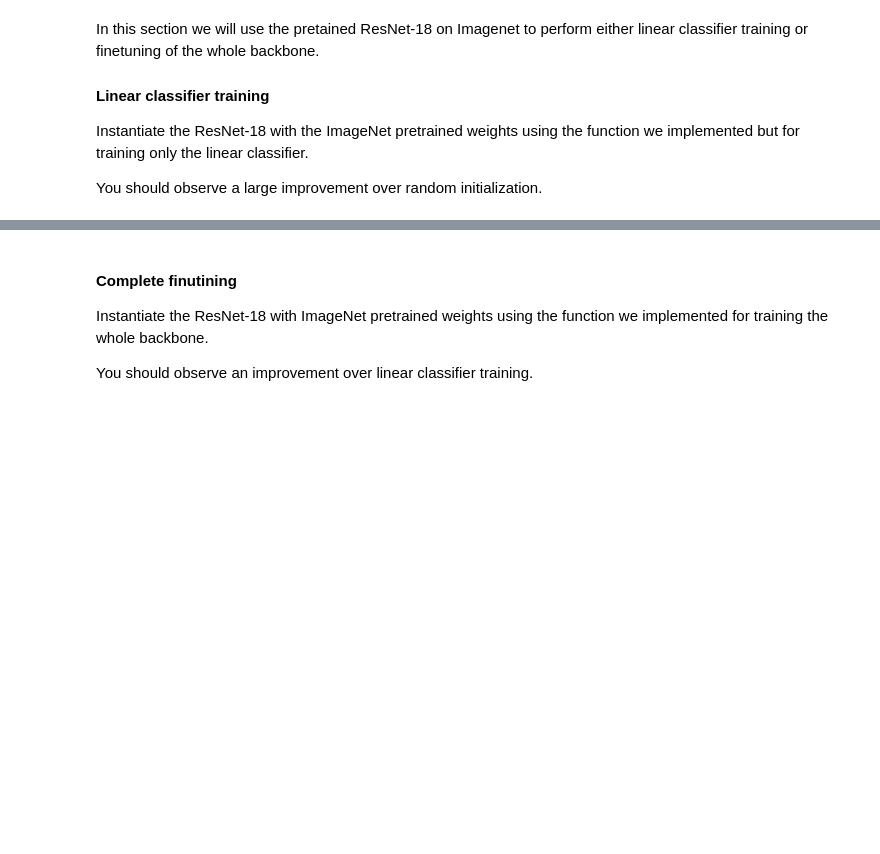
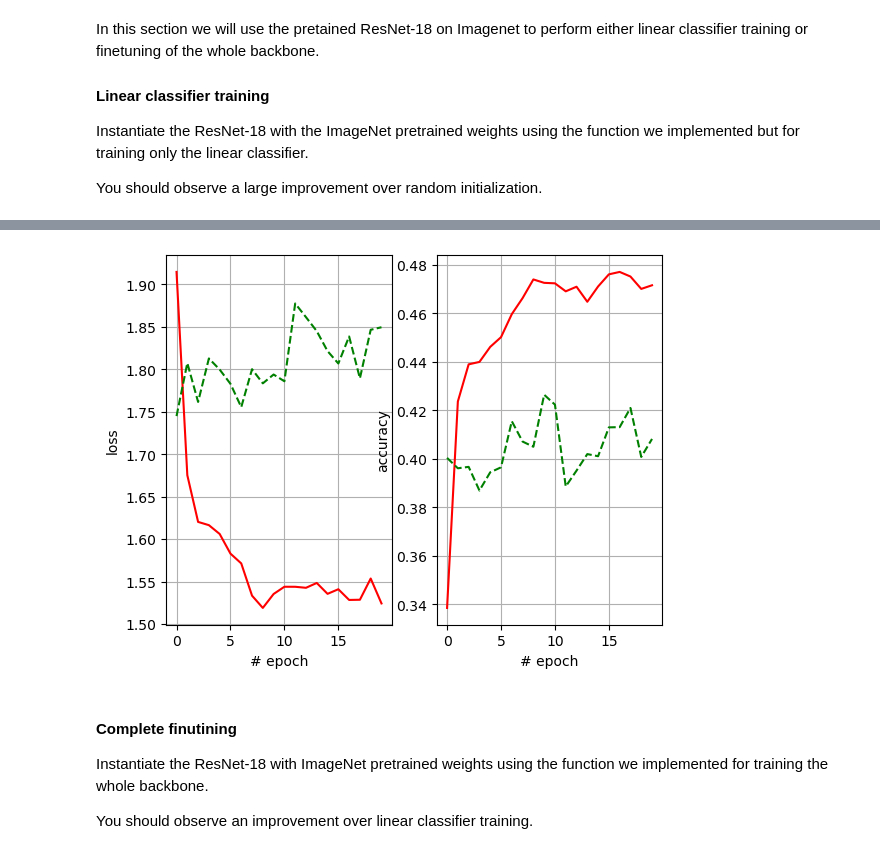
Before and after one commit to Lorenc1o/BDMA_Notes, a Jupyter notebook: Paris-Saclay/Machine-Learning/Labs/L3/DL_practical_2.ipynb, the cells around one changed output, grey strips where cells are left out. Cells and saved outputs as stored; diff of their text form; code cells hidden in the pictures; blank space fills up the shorter version.

```diff
--- a/Paris-Saclay/Machine-Learning/Labs/L3/DL_practical_2.ipynb
+++ b/Paris-Saclay/Machine-Learning/Labs/L3/DL_practical_2.ipynb
@@ -558,11 +615,11 @@ Instantiate the ResNet-18 with the ImageNet pretrained weights using the functio
 You should observe a large improvement over random initialization.
 # %%
 # Run over epochs
-nb_epoch = 10
+nb_epoch = 20
 
 # --- START CODE HERE (16)
 # Instantiate the pretrained resnet18 with only the fully connected layer trained.
-model =
+model = get_resnet18(True, 10, True)
 # --- END CODE HERE
 
 # Initialize the optimizer and the loss function
@@ -573,3 +630,4 @@ train_loss_epoch, train_accuracy_epoch, test_loss_epoch, test_accuracy_epoch = \
   training_loop(model, loss_fn, optimizer, train_dataloader, test_dataloader, nb_epoch)
 
 display_losses_and_accuracies(train_loss_epoch, test_loss_epoch, train_accuracy_epoch, test_accuracy_epoch)
+# %% [output]
@@ -576,3 +651,4 @@ display_losses_and_accuracies(train_loss_epoch, test_loss_epoch, train_accuracy_
+[figure, added]
 # %% [markdown]
 #### Complete finutining
 
```
Also changed, not shown: parts of 13 cells of this notebook, 2 other files.
